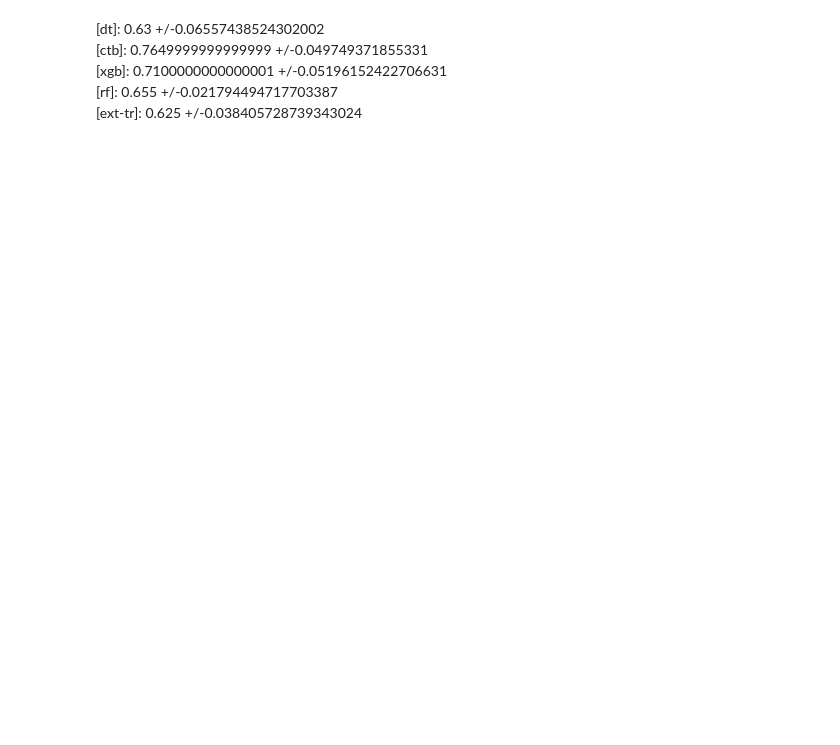
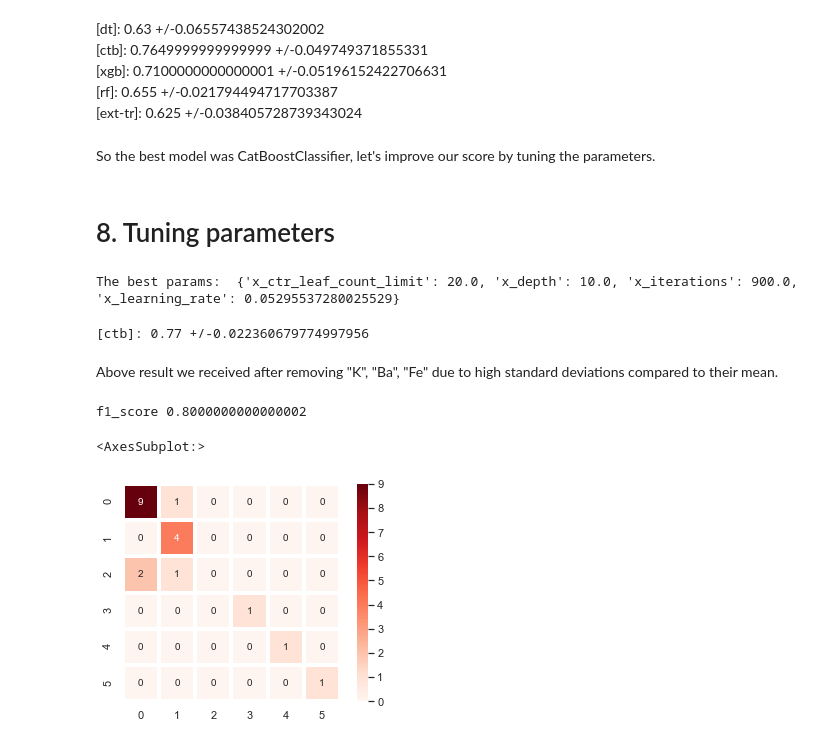
Before and after one commit to Wlademaro/glass_name_ML_project, a Jupyter notebook: Untitled.ipynb, the cells around one changed output. Saved outputs shown, nothing was run; the diff lists cells and outputs as text; code cells hidden in the pictures; blank space fills up the shorter version.

```diff
--- a/Untitled.ipynb
+++ b/Untitled.ipynb
@@ -187,3 +201,10 @@ y = df["Type"]
+# %%
+feat = df.columns
+black_list = ['Type']
+feat = [x for x in feat if x not in black_list]
+X = df[feat]
+y = df["Type"]
+X_train, X_test, y_train, y_test = train_test_split(X, y, test_size = 20, shuffle = True)
 # %% [markdown]
 # 7. Building a model
 # %%
@@ -220,3 +239,75 @@ run(X, y)
 [xgb]: 0.7100000000000001 +/-0.05196152422706631 <br>
 [rf]: 0.655 +/-0.021794494717703387 <br>
 [ext-tr]: 0.625 +/-0.038405728739343024
+# %% [markdown]
+So the best model was CatBoostClassifier, let's improve our score by tuning the parameters.
+# %% [markdown]
+# 8. Tuning parameters
+# %%
+def objective(space):
+
+    ctb_params = {
+        'iterations': int(space['iterations']),
+        'depth': int(space['depth']),
+        'learning_rate': float(space['learning_rate']),
+        'random_state': 25,
+        'verbose': False,
+        'ctr_leaf_count_limit': int(space['ctr_leaf_count_limit']),
+    }
+
+    model = ctb.CatBoostClassifier(**ctb_params)
+    model.fit(X_train, y_train)
+    y_pred = model.predict(X_test)
+
+    score = f1_score(y_test, y_pred, average='micro')
+
+    loss = 1 - score
+
+    return{'loss':loss, 'status': STATUS_OK }
+
+space ={
+    'depth': hp.quniform ('x_depth', 5, 16, 1),
+    'learning_rate': hp.uniform ('x_learning_rate', 0.05, 0.2),
+    'iterations': hp.quniform ('x_iterations', 1, 1000, 25),
+    'ctr_leaf_count_limit': hp.quniform ('x_ctr_leaf_count_limit', 20, 200, 20),
+}
+
+trials = Trials()
+best_params = fmin(fn=objective,
+            space=space,
+            algo=partial(tpe.suggest, n_startup_jobs=5),
+            max_evals=20,
+            trials=trials)
+
+print("The best params: ", best_params)
+# %% [output]
+The best params:  {'x_ctr_leaf_count_limit': 20.0, 'x_depth': 10.0, 'x_iterations': 900.0, 'x_learning_rate': 0.05295537280025529}
+# %%
+def get_models():
+    return [
+#        ('dt', DecisionTreeClassifier(min_samples_leaf=10,max_depth=30, random_state=25)),
+         ("ctb", ctb.CatBoostClassifier(iterations=900, depth=10, learning_rate=0.05295537280025529, ctr_leaf_count_limit=20, verbose=False,random_state=25)),
+#        ("xgb", xgb.XGBClassifier(n_estimators=50, max_depth=5, random_state=25)),
+#        ("rf", RandomForestClassifier(n_estimators=50, min_samples_leaf=10,max_depth=30,random_state=25)),
+#        ("ext-tr", ExtraTreesClassifier(n_estimators=50, min_samples_leaf=10,max_depth=30,random_state=25))
+    ]
+run(X, y)
+# %% [output]
+[ctb]: 0.77 +/-0.022360679774997956
+# %% [markdown]
+Above result we received after removing "K", "Ba", "Fe" due to high standard deviations compared to their mean.
+# %%
+model = ctb.CatBoostClassifier(iterations=900, depth=10, learning_rate=0.05295537280025529, ctr_leaf_count_limit=20, verbose=False,random_state=25)
+model.fit(X_train, y_train)
+y_pred = model.predict(X_test)
+
+score = f1_score(y_test, y_pred, average='micro')
+print(f'f1_score {score}')
+cm = confusion_matrix(y_test,y_pred)
+plt.ylabel('actual label')
+plt.xlabel('predicted label')
+sns.heatmap(cm, annot=True,fmt=".0f",linewidths=3,square=True, cmap='Reds', color="#cd1076")
+# %% [output]
+f1_score 0.8000000000000002
+<AxesSubplot:>
+[figure, added]
```
Also changed, not shown: parts of 8 cells of this notebook.
